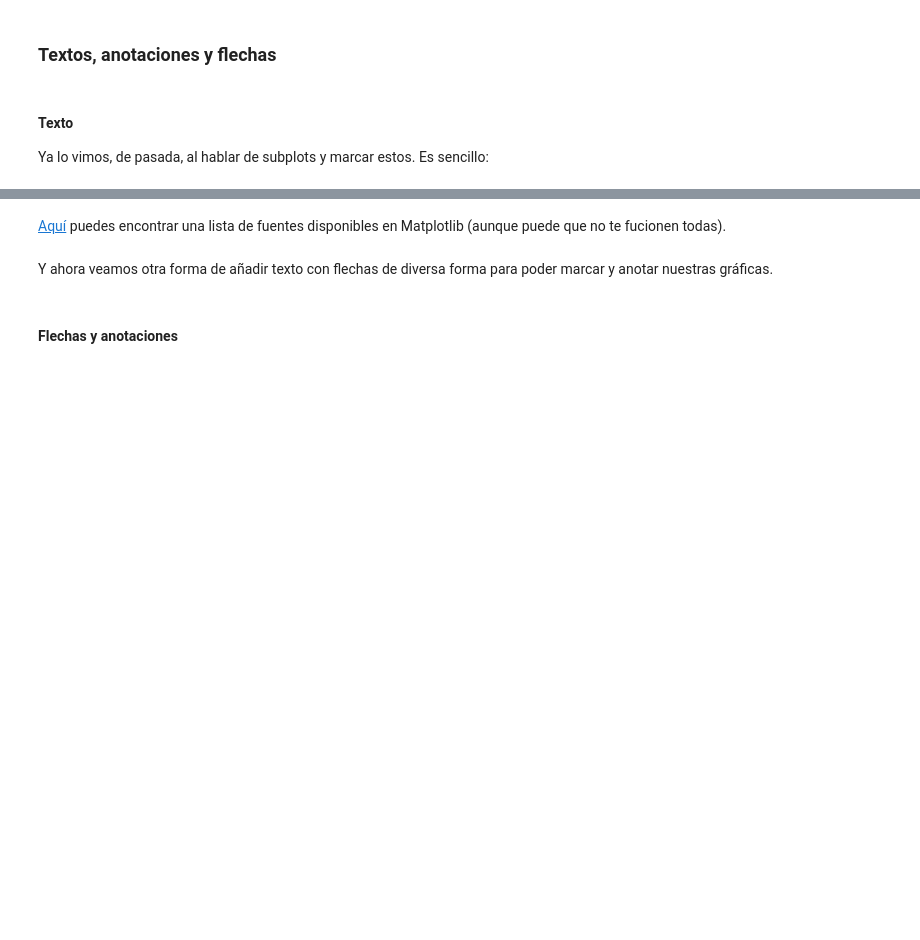
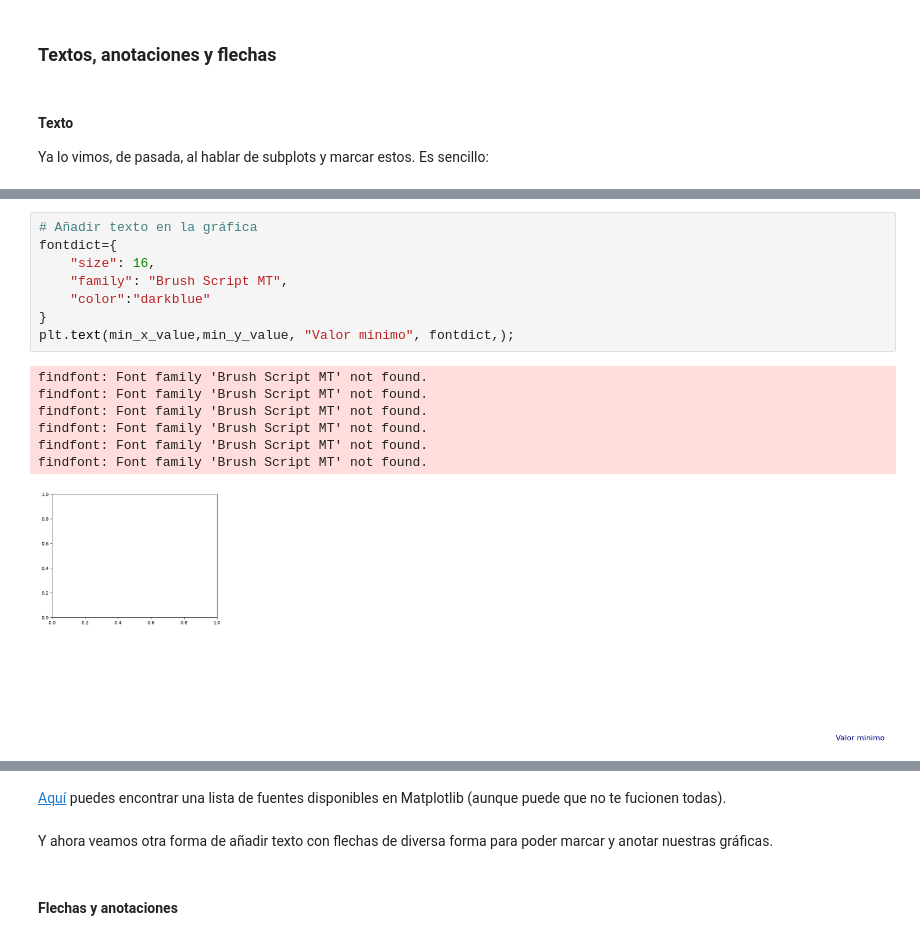
Before and after one commit to Cmonzon-94/ONLINE_DS_THEBRIDGE_Cmonzon, a Jupyter notebook: 03_Analisis_de_Datos/Sprint_08/Unidad_01_Visualizacion_Basica/07_Elementos_de_Apoyo.ipynb, the cells around one changed output, grey strips where cells are left out. Cells and saved outputs as stored; diff of their text form; blank space fills up the shorter version.

```diff
--- a/03_Analisis_de_Datos/Sprint_08/Unidad_01_Visualizacion_Basica/07_Elementos_de_Apoyo.ipynb
+++ b/03_Analisis_de_Datos/Sprint_08/Unidad_01_Visualizacion_Basica/07_Elementos_de_Apoyo.ipynb
@@ -104,0 +131,16 @@ plt.clim(2,7)
+# %%
+# Añadir texto en la gráfica
+fontdict={
+    "size": 16,
+    "family": "Brush Script MT",
+    "color":"darkblue"
+}
+plt.text(min_x_value,min_y_value, "Valor minimo", fontdict,);
+# %% [output]
+findfont: Font family 'Brush Script MT' not found.
+findfont: Font family 'Brush Script MT' not found.
+findfont: Font family 'Brush Script MT' not found.
+findfont: Font family 'Brush Script MT' not found.
+findfont: Font family 'Brush Script MT' not found.
+findfont: Font family 'Brush Script MT' not found.
+[figure, added]
```
Also changed, not shown: parts of 10 cells of this notebook, 1 other file.
